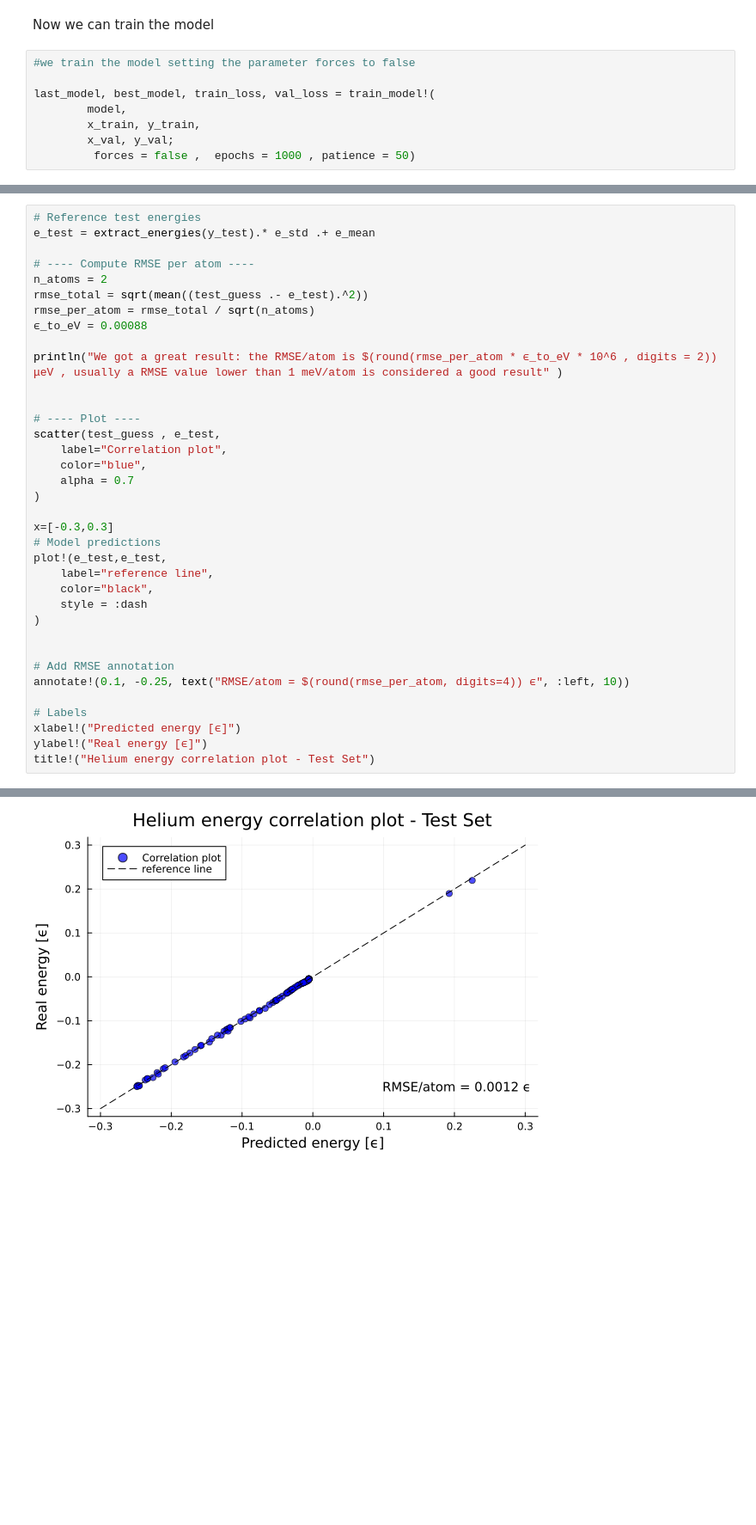
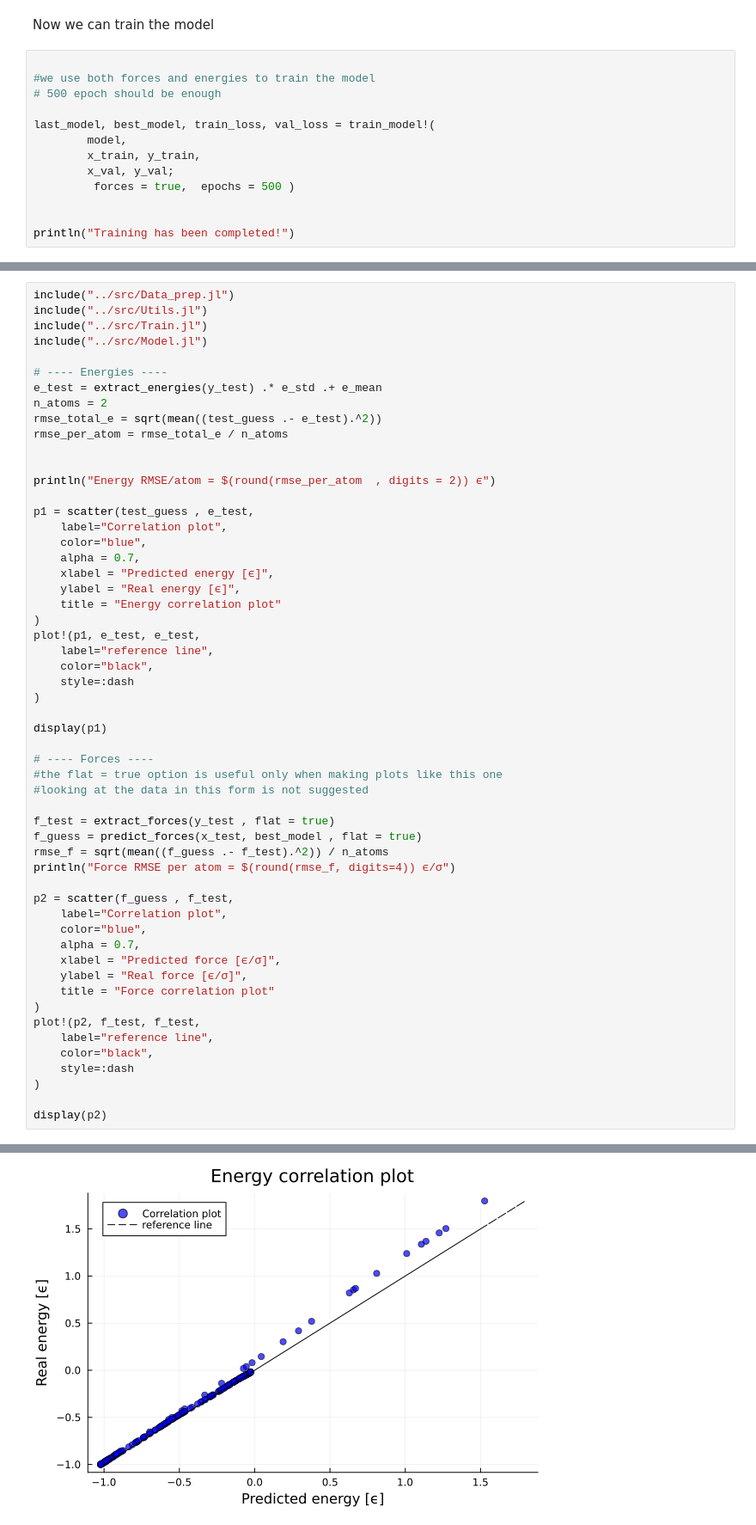
Before and after one commit to GianmarcoBiagi/SymmLearn, a Jupyter notebook: examples/Diatomic Helium Example.ipynb, the cells around one changed output, grey strips where cells are left out. Shown at 86% size. Cells and saved outputs as stored; diff of their text form; blank space fills up the shorter version.

```diff
--- a/examples/Diatomic Helium Example.ipynb
+++ b/examples/Diatomic Helium Example.ipynb
@@ -119,11 +91,16 @@ This is a behavior that has not been observed with more complex system
 # %% [markdown]
 Now we can train the model
 # %%
-#we train the model setting the parameter forces to false
+
+#we use both forces and energies to train the model
+# 500 epoch should be enough
 
 last_model, best_model, train_loss, val_loss = train_model!(
         model,
         x_train, y_train,
         x_val, y_val;
-         forces = false ,  epochs = 1000 , patience = 50)
+         forces = true,  epochs = 500 )
+
+
+println("Training has been completed!")
 # %% [output]
@@ -176,37 +219,56 @@ We can quantify how good is our model by visualizing and computing the energy ro
 # %%
-# Reference test energies
-e_test = extract_energies(y_test).* e_std .+ e_mean
+include("../src/Data_prep.jl")
+include("../src/Utils.jl")
+include("../src/Train.jl")
+include("../src/Model.jl")
 
-# ---- Compute RMSE per atom ----
+# ---- Energies ----
+e_test = extract_energies(y_test) .* e_std .+ e_mean
 n_atoms = 2
-rmse_total = sqrt(mean((test_guess .- e_test).^2))
-rmse_per_atom = rmse_total / sqrt(n_atoms)
-ϵ_to_eV = 0.00088
-
-println("We got a great result: the RMSE/atom is $(round(rmse_per_atom * ϵ_to_eV * 10^6 , digits = 2)) μeV , usually a RMSE value lower than 1 meV/atom is considered a good result" )
+rmse_total_e = sqrt(mean((test_guess .- e_test).^2))
+rmse_per_atom = rmse_total_e / n_atoms
 
 
-# ---- Plot ----
-scatter(test_guess , e_test,
+println("Energy RMSE/atom = $(round(rmse_per_atom  , digits = 2)) ϵ")
+
+p1 = scatter(test_guess , e_test,
     label="Correlation plot",
     color="blue",
-    alpha = 0.7
+    alpha = 0.7,
+    xlabel = "Predicted energy [ϵ]",
+    ylabel = "Real energy [ϵ]",
+    title = "Energy correlation plot"
+)
+plot!(p1, e_test, e_test,
+    label="reference line",
+    color="black",
+    style=:dash
 )
 
-x=[-0.3,0.3]
-# Model predictions
-plot!(e_test,e_test,
+display(p1)
+
+# ---- Forces ----
+#the flat = true option is useful only when making plots like this one
+#looking at the data in this form is not suggested
+
+f_test = extract_forces(y_test , flat = true)
+f_guess = predict_forces(x_test, best_model , flat = true)
+rmse_f = sqrt(mean((f_guess .- f_test).^2)) / n_atoms
+println("Force RMSE per atom = $(round(rmse_f, digits=4)) ϵ/σ")
+
+p2 = scatter(f_guess , f_test,
+    label="Correlation plot",
+    color="blue",
+    alpha = 0.7,
+    xlabel = "Predicted force [ϵ/σ]",
+    ylabel = "Real force [ϵ/σ]",
+    title = "Force correlation plot"
+)
+plot!(p2, f_test, f_test,
     label="reference line",
     color="black",
-    style = :dash
+    style=:dash
 )
 
-
-# Add RMSE annotation
-annotate!(0.1, -0.25, text("RMSE/atom = $(round(rmse_per_atom, digits=4)) ϵ", :left, 10))
-
-# Labels
-xlabel!("Predicted energy [ϵ]")
-ylabel!("Real energy [ϵ]")
-title!("Helium energy correlation plot - Test Set")
+display(p2)
 # %% [output]
@@ -214 +276 @@ We got a great result: the RMSE/atom is 1.02 μeV , usually a RMSE value lower t
-[figure, old version]
+[figure, new version]
```
Also changed, not shown: parts of 16 cells of this notebook, 5 other files.
